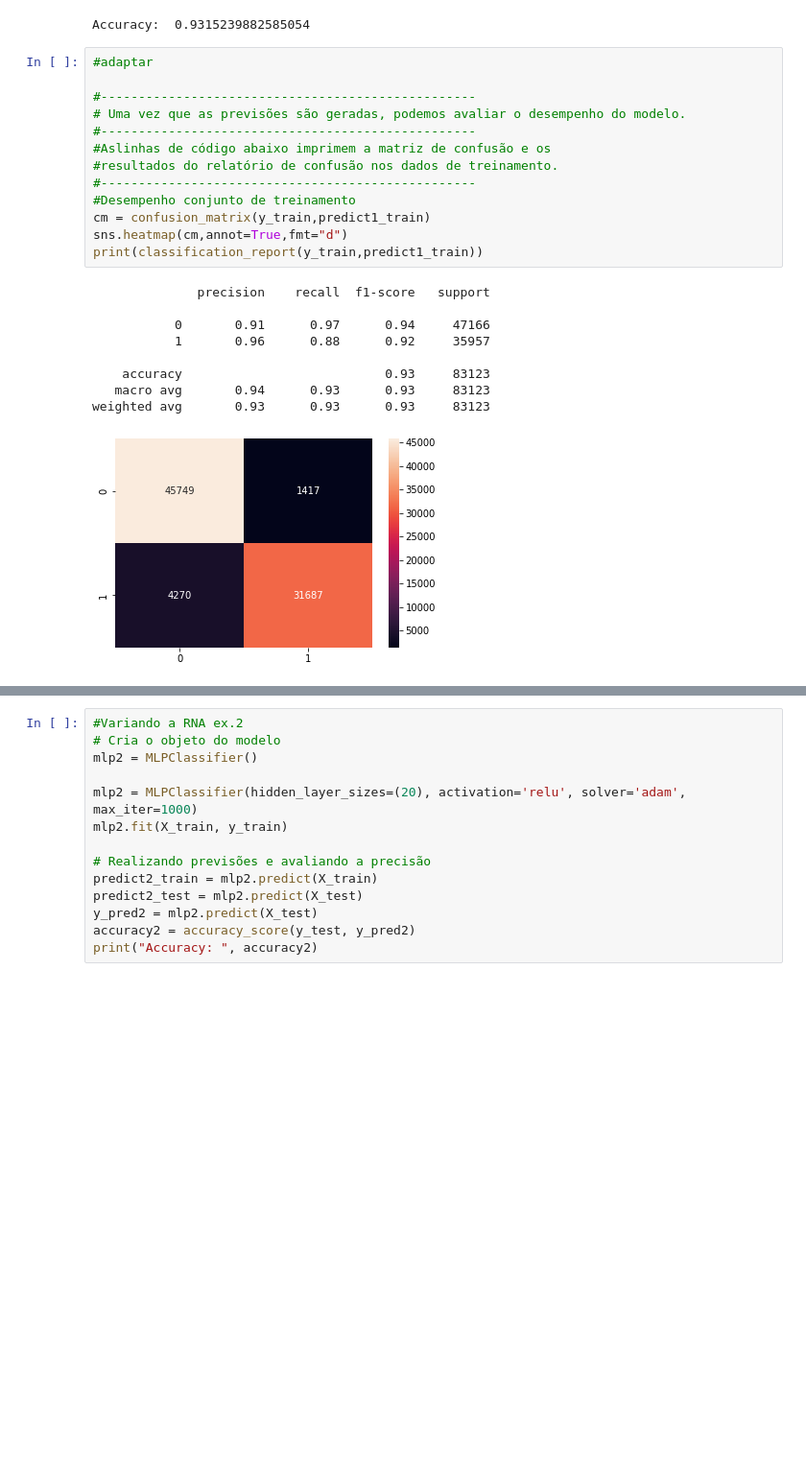
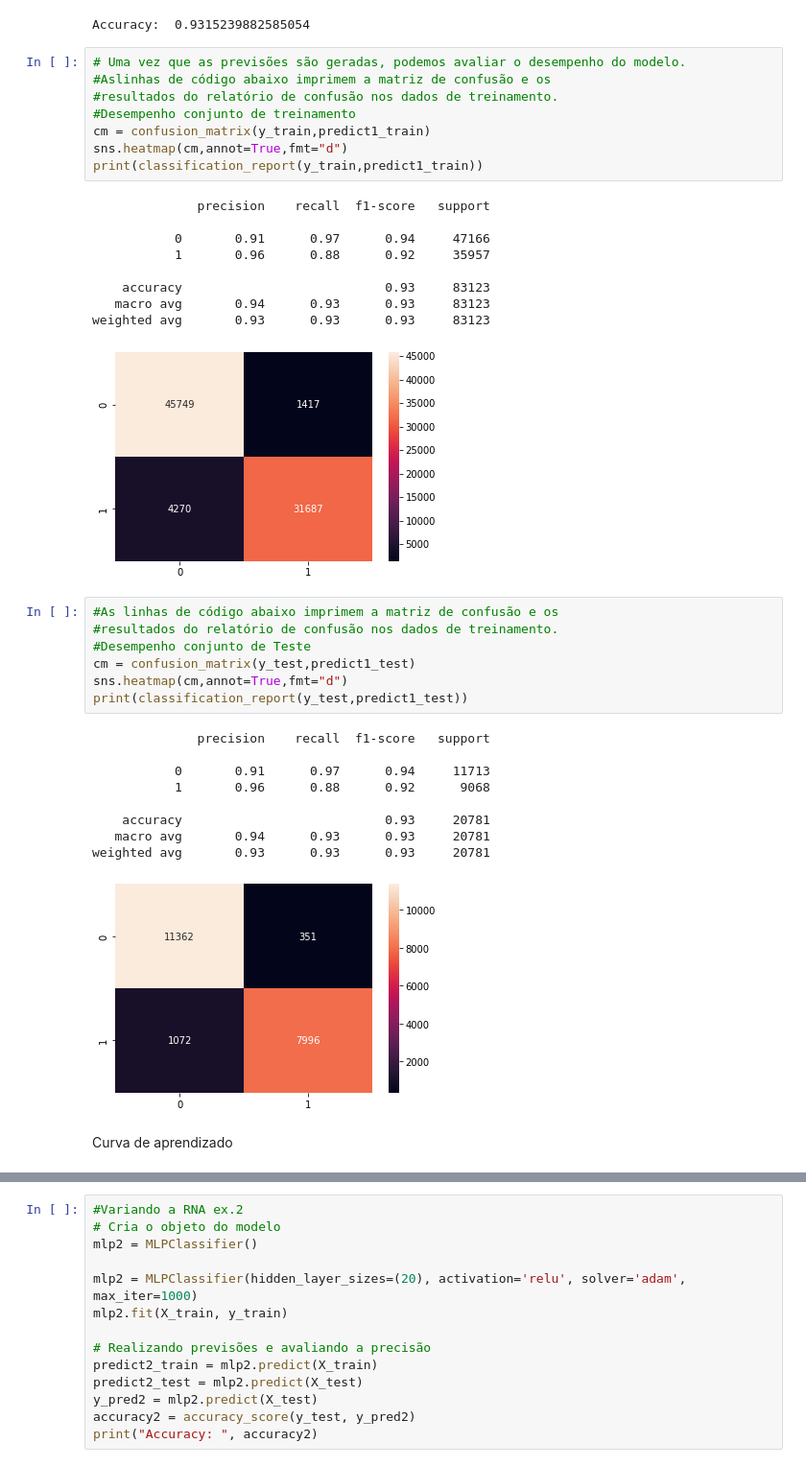
Before and after one commit to gustavo1902/RedesNeurais, a Jupyter notebook: Projeto_Final_Resolvendo_um_problema_prático_com_RNAs.ipynb, the cells around one changed output, grey strips where cells are left out. Shown: that part at 96% size. Saved outputs shown, nothing was run; the diff lists cells and outputs as text; blank space fills up the shorter version.

```diff
--- a/Projeto_Final_Resolvendo_um_problema_prático_com_RNAs.ipynb
+++ b/Projeto_Final_Resolvendo_um_problema_prático_com_RNAs.ipynb
@@ -337,14 +328,9 @@ print("Accuracy: ", accuracy1)
 # %% [output]
 Accuracy:  0.9315239882585054
 # %%
-#adaptar
-
-#--------------------------------------------------
 # Uma vez que as previsões são geradas, podemos avaliar o desempenho do modelo.
-#--------------------------------------------------
 #Aslinhas de código abaixo imprimem a matriz de confusão e os
 #resultados do relatório de confusão nos dados de treinamento.
-#--------------------------------------------------
 #Desempenho conjunto de treinamento
 cm = confusion_matrix(y_train,predict1_train)
 sns.heatmap(cm,annot=True,fmt="d")
@@ -359,3 +345,22 @@ print(classification_report(y_train,predict1_train))
    macro avg       0.94      0.93      0.93     83123
 weighted avg       0.93      0.93      0.93     83123
 [figure]
+# %%
+#As linhas de código abaixo imprimem a matriz de confusão e os
+#resultados do relatório de confusão nos dados de treinamento.
+#Desempenho conjunto de Teste
+cm = confusion_matrix(y_test,predict1_test)
+sns.heatmap(cm,annot=True,fmt="d")
+print(classification_report(y_test,predict1_test))
+# %% [output]
+              precision    recall  f1-score   support
+
+           0       0.91      0.97      0.94     11713
+           1       0.96      0.88      0.92      9068
+
+    accuracy                           0.93     20781
+   macro avg       0.94      0.93      0.93     20781
+weighted avg       0.93      0.93      0.93     20781
+[figure, added]
+# %% [markdown]
+Curva de aprendizado
```
Also changed, not shown: parts of 15 cells of this notebook.
